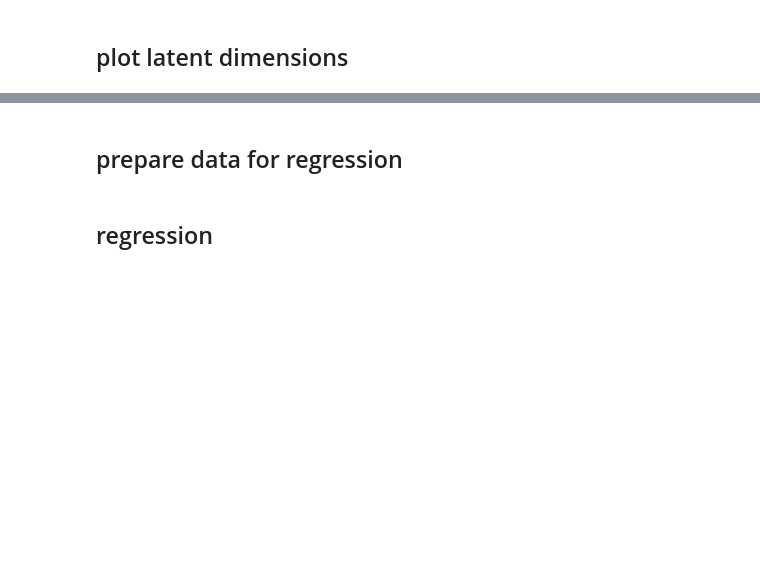
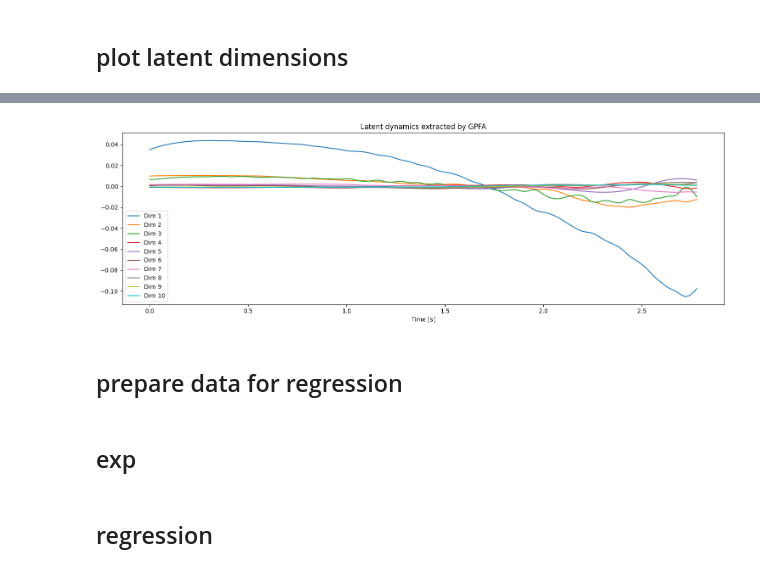
Before and after one commit to CiciDu/multiff_analysis, a Jupyter notebook: notebooks/neural_data_analysis/decoding_current_targets/decoding_current_targets.ipynb, the cells around one changed output, grey strips where cells are left out. Cells and saved outputs as stored; diff of their text form; code cells hidden in the pictures; blank space fills up the shorter version.

```diff
--- a/notebooks/neural_data_analysis/decoding_current_targets/decoding_current_targets.ipynb
+++ b/notebooks/neural_data_analysis/decoding_current_targets/decoding_current_targets.ipynb
@@ -220,26 +282,30 @@ print("Variance explained by each latent dimension:", var_by_dim)
 # %%
 
 %matplotlib inline
 import matplotlib.pyplot as plt
 import numpy as np
 
 fig, ax = plt.subplots(figsize=(15, 5))
 
 ax.set_title('Latent dynamics extracted by GPFA')
 ax.set_xlabel('Time [s]')
 
-average_trajectory = np.mean(, axis=0)
+average_trajectory = np.mean(dec.trajectories, axis=0)
 time = np.arange(len(average_trajectory[0])) * 0.02  # assuming all trajectories have the same length
 
 for i, x in enumerate(average_trajectory):
     ax.plot(time, x, label=f'Dim {i+1}')
 
 ax.legend()
 
 plt.tight_layout()
 plt.show()
+# %% [output]
+[figure, added]
 # %% [markdown]
 ## prepare data for regression
+# %% [markdown]
+## exp
 # %% [markdown]
 ## regression
 # %%
```
Also changed, not shown: parts of 14 cells of this notebook, 14 other files.
